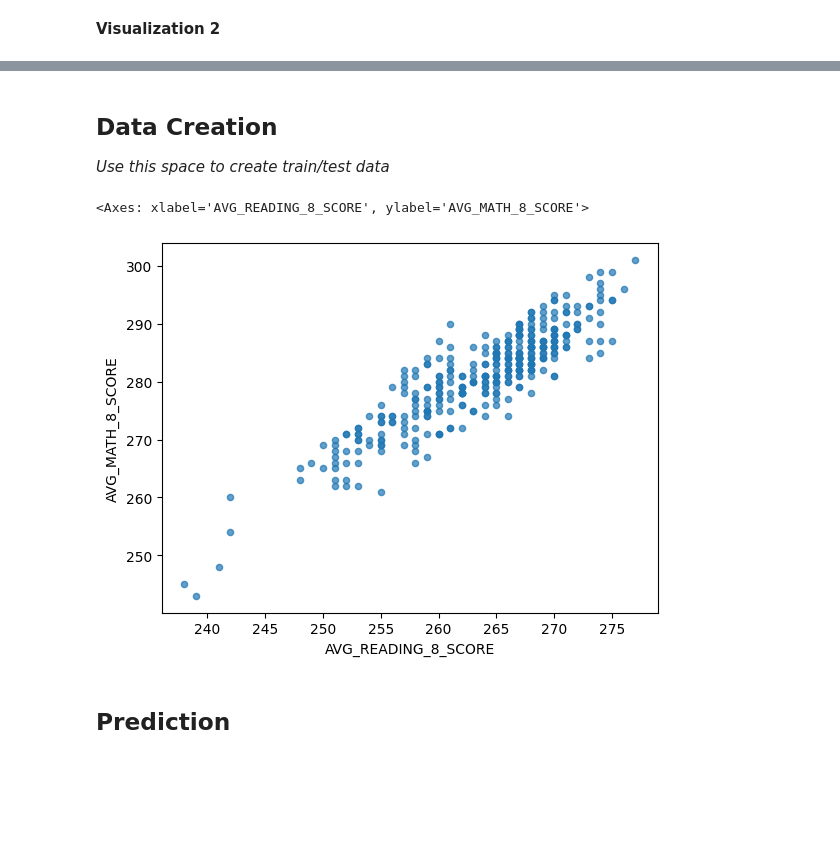
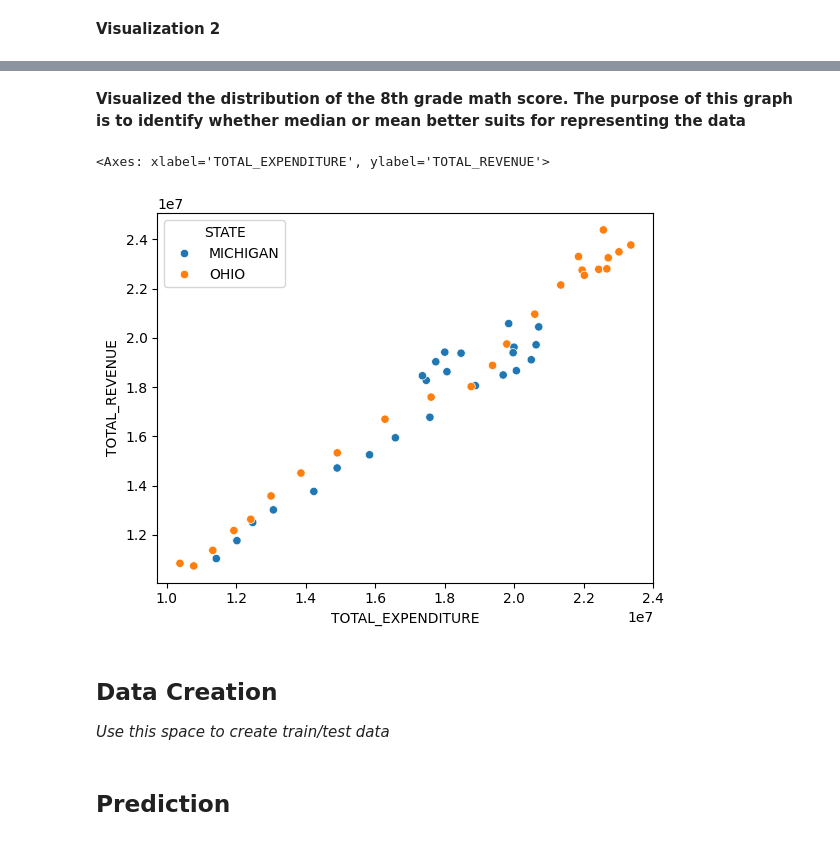
Before and after one commit to chyongha/MDST-Tutorial, a Jupyter notebook: tutorial1/checkpoint1.ipynb, the cells around one changed output, grey strips where cells are left out. Cells and saved outputs as stored; diff of their text form; code cells hidden in the pictures; blank space fills up the shorter version.

```diff
--- a/tutorial1/checkpoint1.ipynb
+++ b/tutorial1/checkpoint1.ipynb
@@ -181,13 +172,16 @@ df.AVG_MATH_8_SCORE.plot.hist(title = 'Histogram', edgecolor = 'black')
+# %% [markdown]
+**Visualized the distribution of the 8th grade math score. The purpose of this graph is to identify whether median or mean better suits for representing the data**
+# %%
+df1 = df[(df['STATE'] == 'MICHIGAN') | (df['STATE'] == 'OHIO')]
+sns.scatterplot(x = 'TOTAL_EXPENDITURE', y = 'TOTAL_REVENUE', data = df1, hue = 'STATE')
+# %% [output]
+<Axes: xlabel='TOTAL_EXPENDITURE', ylabel='TOTAL_REVENUE'>
+[figure, added]
 # %% [markdown]
 <h2> Data Creation </h2>
 
 _Use this space to create train/test data_
 # %%
 from sklearn.model_selection import train_test_split
-# %%
-df.plot.scatter(x = 'AVG_READING_8_SCORE', y = 'AVG_MATH_8_SCORE', alpha = 0.7)
-# %% [output]
-<Axes: xlabel='AVG_READING_8_SCORE', ylabel='AVG_MATH_8_SCORE'>
-[figure, removed]
 # %%
 # @@@ 8
```
Also changed, not shown: parts of 11 cells of this notebook.
